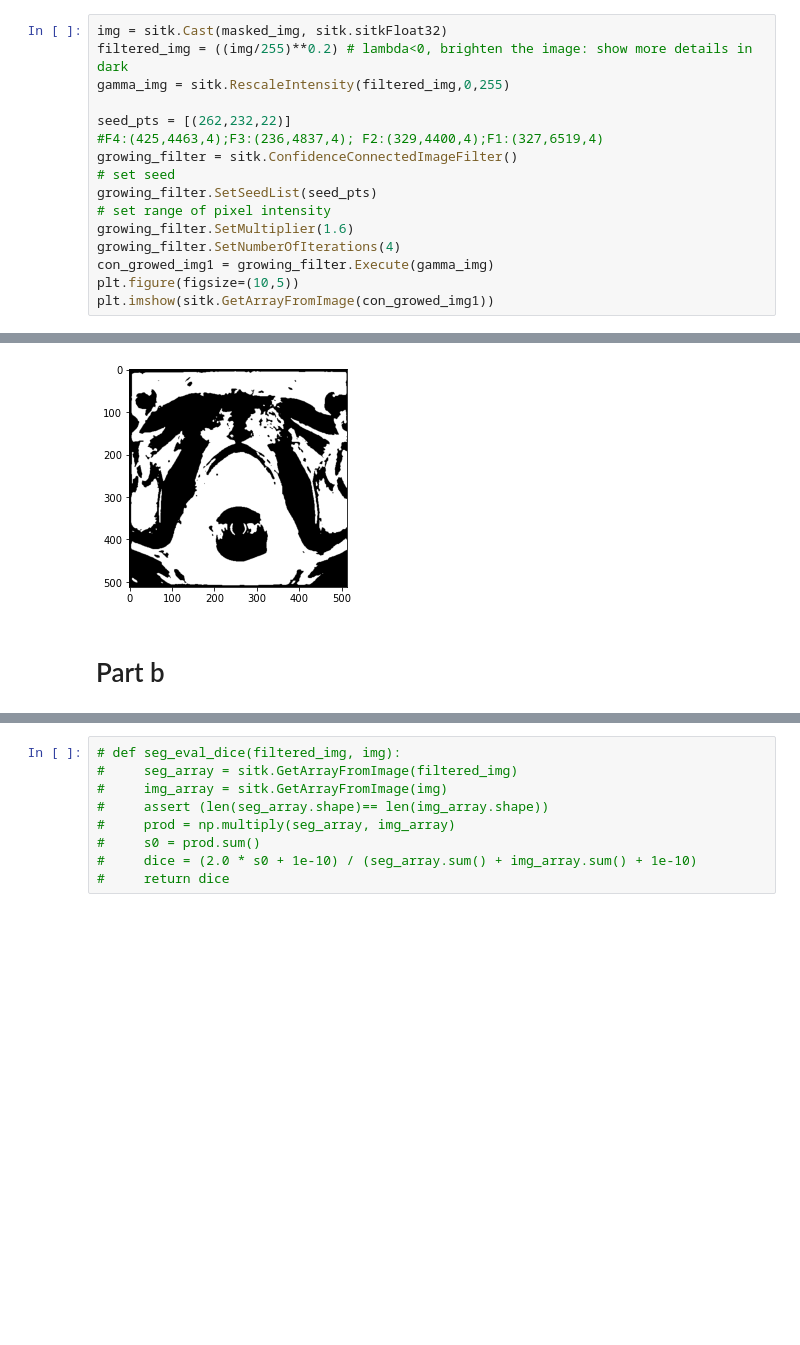
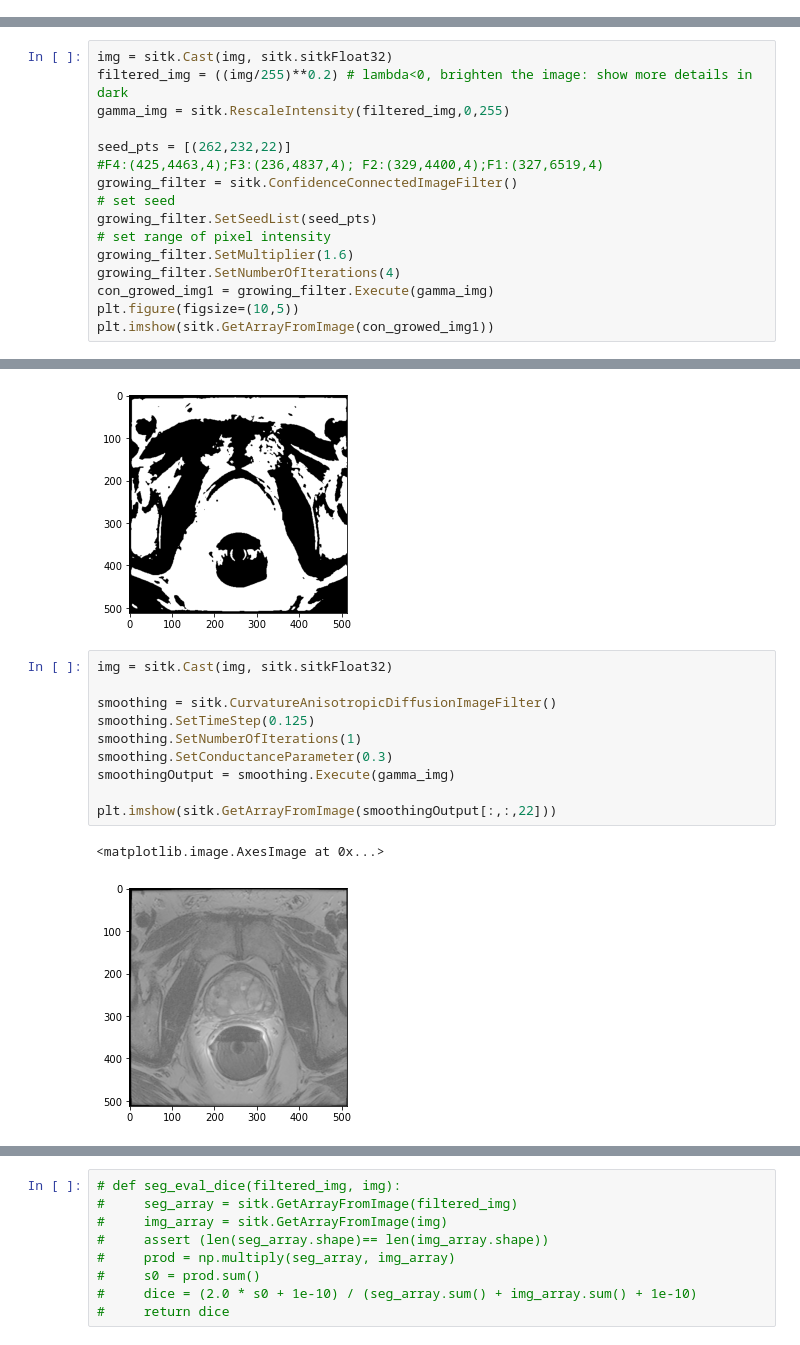
Before and after one commit to NingyouLi/miniProject_NingyouLi, a Jupyter notebook: mini_project.ipynb, the cells around one changed output, grey strips where cells are left out. Drawn from its saved outputs; the diff is of its cells as text; blank space fills up the shorter version.

```diff
--- a/mini_project.ipynb
+++ b/mini_project.ipynb
@@ -197,16 +183,0 @@ IndexError: tuple index out of range
-# %%
-img = sitk.Cast(masked_img, sitk.sitkFloat32)
-filtered_img = ((img/255)**0.2) # lambda<0, brighten the image: show more details in dark
-gamma_img = sitk.RescaleIntensity(filtered_img,0,255)
-
-seed_pts = [(262,232,22)]
-#F4:(425,4463,4);F3:(236,4837,4); F2:(329,4400,4);F1:(327,6519,4)
-growing_filter = sitk.ConfidenceConnectedImageFilter()
-# set seed
-growing_filter.SetSeedList(seed_pts)
-# set range of pixel intensity
-growing_filter.SetMultiplier(1.6)
-growing_filter.SetNumberOfIterations(4)
-con_growed_img1 = growing_filter.Execute(gamma_img)
-plt.figure(figsize=(10,5))
-plt.imshow(sitk.GetArrayFromImage(con_growed_img1))
@@ -215,0 +200,16 @@ plt.imshow(sitk.GetArrayFromImage(con_growed_img1))
+# %%
+img = sitk.Cast(img, sitk.sitkFloat32)
+filtered_img = ((img/255)**0.2) # lambda<0, brighten the image: show more details in dark
+gamma_img = sitk.RescaleIntensity(filtered_img,0,255)
+
+seed_pts = [(262,232,22)]
+#F4:(425,4463,4);F3:(236,4837,4); F2:(329,4400,4);F1:(327,6519,4)
+growing_filter = sitk.ConfidenceConnectedImageFilter()
+# set seed
+growing_filter.SetSeedList(seed_pts)
+# set range of pixel intensity
+growing_filter.SetMultiplier(1.6)
+growing_filter.SetNumberOfIterations(4)
+con_growed_img1 = growing_filter.Execute(gamma_img)
+plt.figure(figsize=(10,5))
+plt.imshow(sitk.GetArrayFromImage(con_growed_img1))
@@ -253,5 +256,16 @@ print(otsu_filter.GetThreshold())
 # %% [output]
 119.2626953125
 [figure]
-# %% [markdown]
-# Part b
+# %%
+img = sitk.Cast(img, sitk.sitkFloat32)
+
+smoothing = sitk.CurvatureAnisotropicDiffusionImageFilter()
+smoothing.SetTimeStep(0.125)
+smoothing.SetNumberOfIterations(1)
+smoothing.SetConductanceParameter(0.3)
+smoothingOutput = smoothing.Execute(gamma_img)
+
+plt.imshow(sitk.GetArrayFromImage(smoothingOutput[:,:,22]))
+# %% [output]
+<matplotlib.image.AxesImage at 0x...>
+[figure, added]
```
Also changed, not shown: parts of 54 cells of this notebook.
